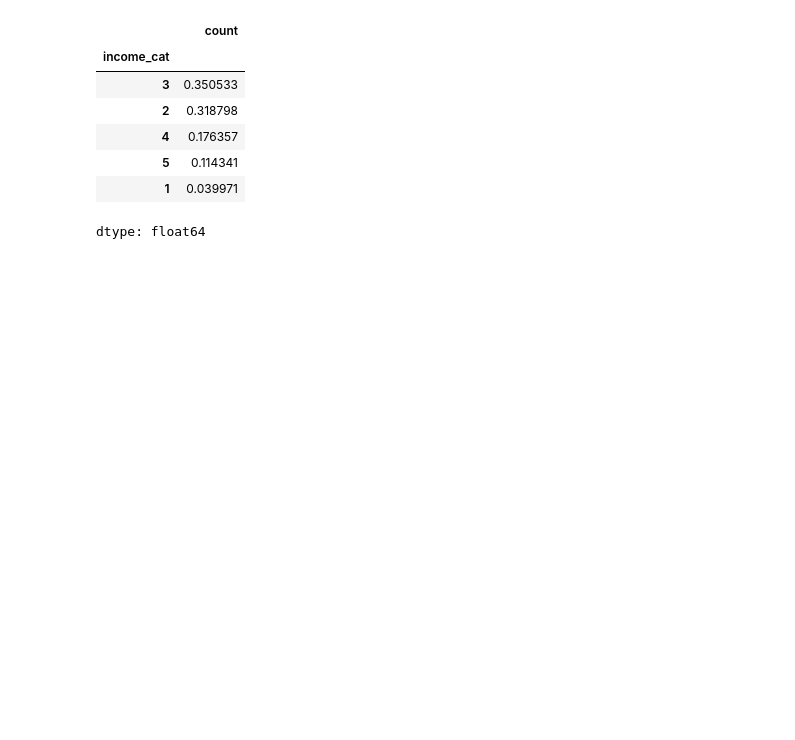
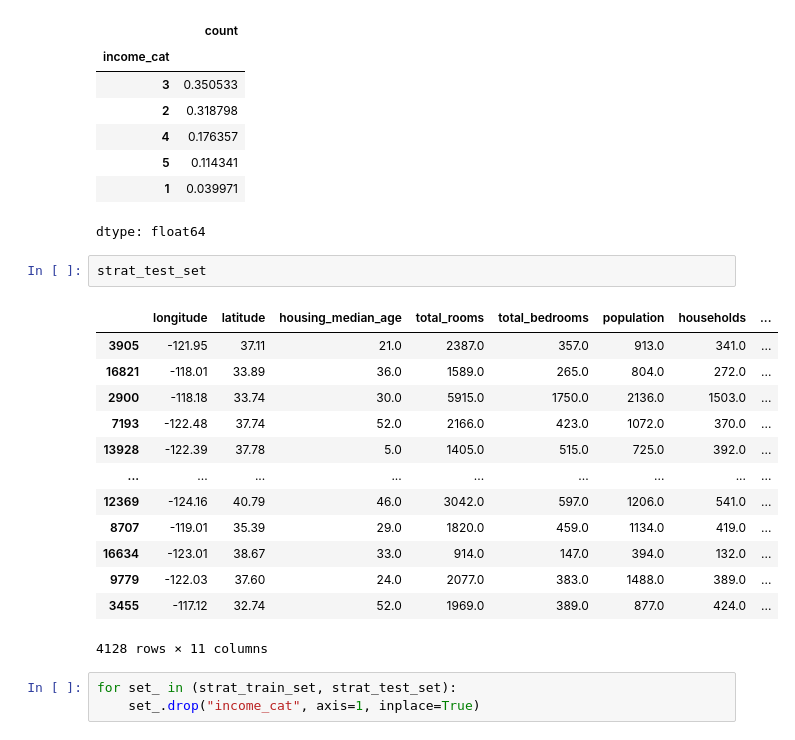
Before and after one commit to goldfishdolphin/real-estate-machine-learning, a Jupyter notebook: Housing.ipynb, the cells around one changed output. Cells and saved outputs as stored; diff of their text form; blank space fills up the shorter version.

```diff
--- a/Housing.ipynb
+++ b/Housing.ipynb
@@ -187,3 +187,22 @@ strat_test_set["income_cat"].value_counts() / len(strat_test_set)
 | 5 | 0.114341 |
 | 1 | 0.039971 |
 dtype: float64
+# %%
+strat_test_set
+# %% [output]
+|  | longitude | latitude | housing_median_age | total_rooms | total_bedrooms | population | households | ... |
+| 3905 | -121.95 | 37.11 | 21.0 | 2387.0 | 357.0 | 913.0 | 341.0 | ... |
+| 16821 | -118.01 | 33.89 | 36.0 | 1589.0 | 265.0 | 804.0 | 272.0 | ... |
+| 2900 | -118.18 | 33.74 | 30.0 | 5915.0 | 1750.0 | 2136.0 | 1503.0 | ... |
+| 7193 | -122.48 | 37.74 | 52.0 | 2166.0 | 423.0 | 1072.0 | 370.0 | ... |
+| 13928 | -122.39 | 37.78 | 5.0 | 1405.0 | 515.0 | 725.0 | 392.0 | ... |
+| ... | ... | ... | ... | ... | ... | ... | ... | ... |
+| 12369 | -124.16 | 40.79 | 46.0 | 3042.0 | 597.0 | 1206.0 | 541.0 | ... |
+| 8707 | -119.01 | 35.39 | 29.0 | 1820.0 | 459.0 | 1134.0 | 419.0 | ... |
+| 16634 | -123.01 | 38.67 | 33.0 | 914.0 | 147.0 | 394.0 | 132.0 | ... |
+| 9779 | -122.03 | 37.60 | 24.0 | 2077.0 | 383.0 | 1488.0 | 389.0 | ... |
+| 3455 | -117.12 | 32.74 | 52.0 | 1969.0 | 389.0 | 877.0 | 424.0 | ... |
+4128 rows × 11 columns
+# %%
+for set_ in (strat_train_set, strat_test_set):
+    set_.drop("income_cat", axis=1, inplace=True)
```
Also changed, not shown: parts of 3 cells of this notebook.
